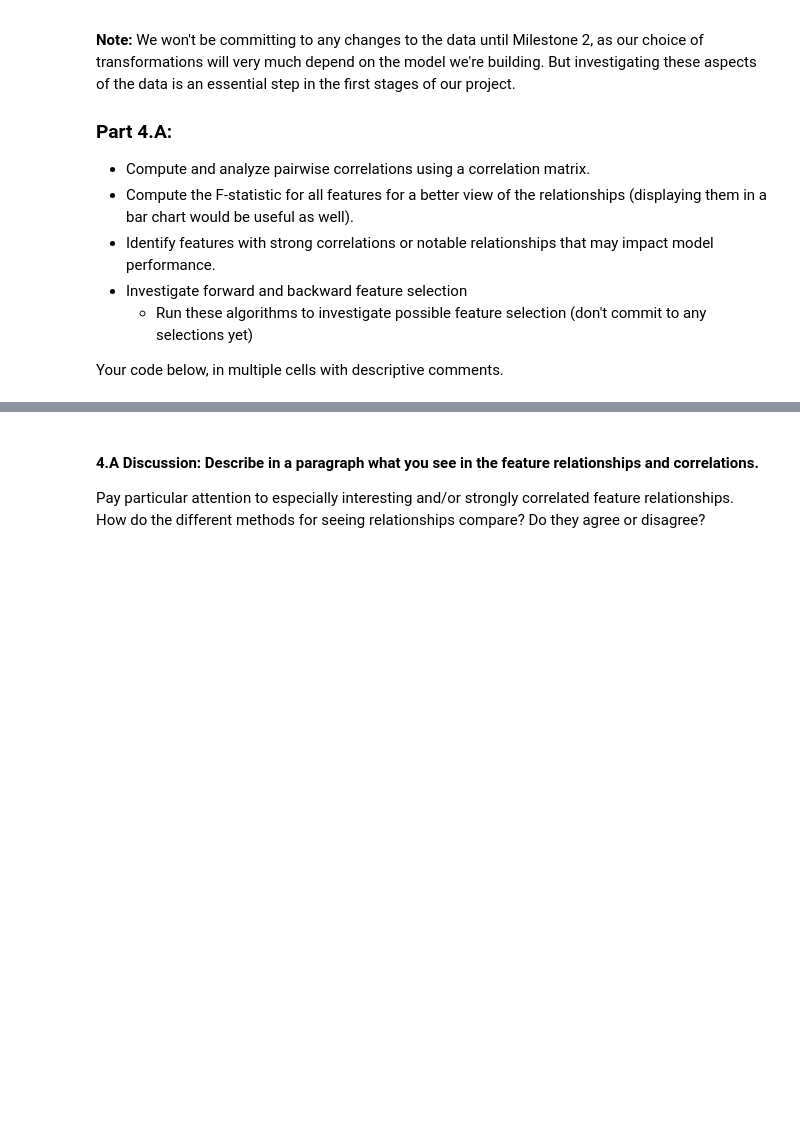
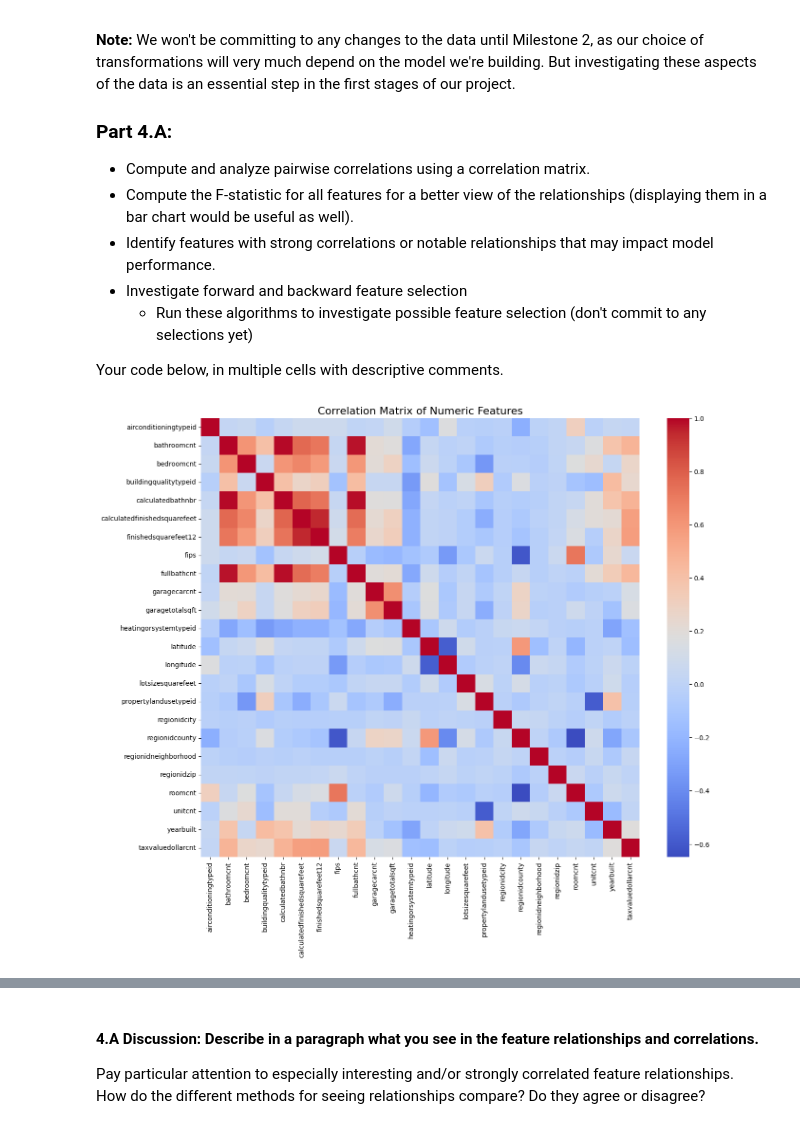
Before and after one commit to awelahi-bu/DX603-Milestone1, a Jupyter notebook: Milestone_01.ipynb, the cells around one changed output, grey strips where cells are left out. Saved outputs shown, nothing was run; the diff lists cells and outputs as text; code cells hidden in the pictures; blank space fills up the shorter version.

```diff
--- a/Milestone_01.ipynb
+++ b/Milestone_01.ipynb
@@ -562,3 +563,14 @@ In this part, we will investigate the feature relationships as a way of understa
         - Run these algorithms to investigate possible feature selection (don't commit to any selections yet)
 
 Your code below, in multiple cells with descriptive comments.
+# %%
+## Compute correlation matrix
+corr_matrix = df_encoded.corr()
+
+# Plot correlation matrix
+plt.figure(figsize=(15, 12))
+sns.heatmap(corr_matrix, cmap='coolwarm', annot=False, fmt=".2f", square=True)
+plt.title("Correlation Matrix of Numeric Features", fontsize=16)
+plt.show()
+# %% [output]
+[figure, added]
```
Also changed, not shown: parts of 14 cells of this notebook.
